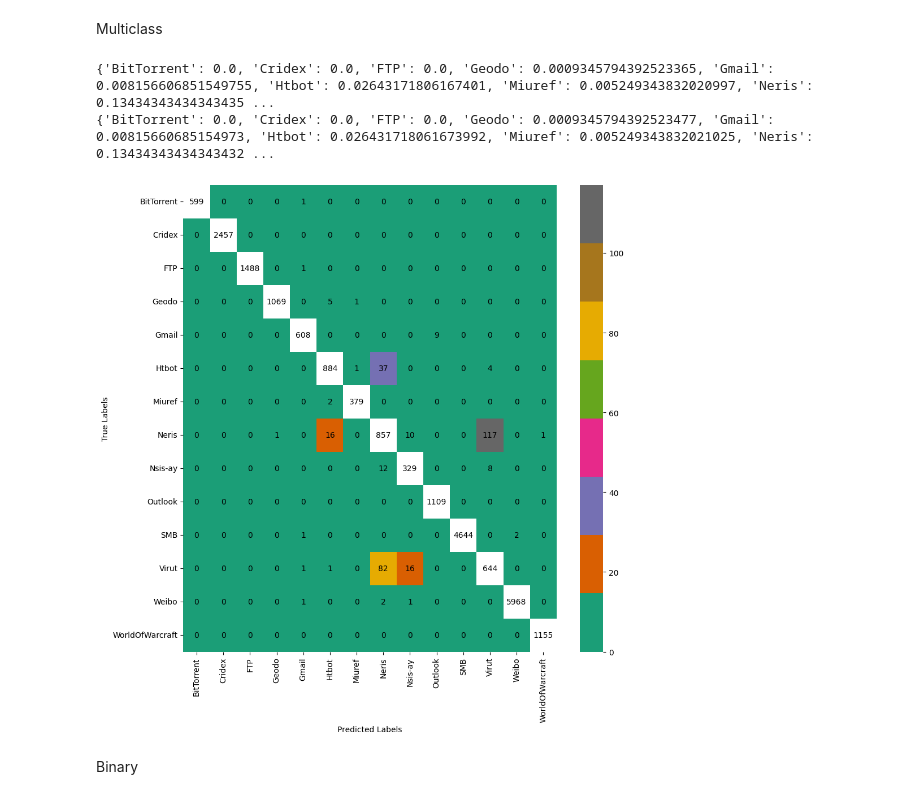
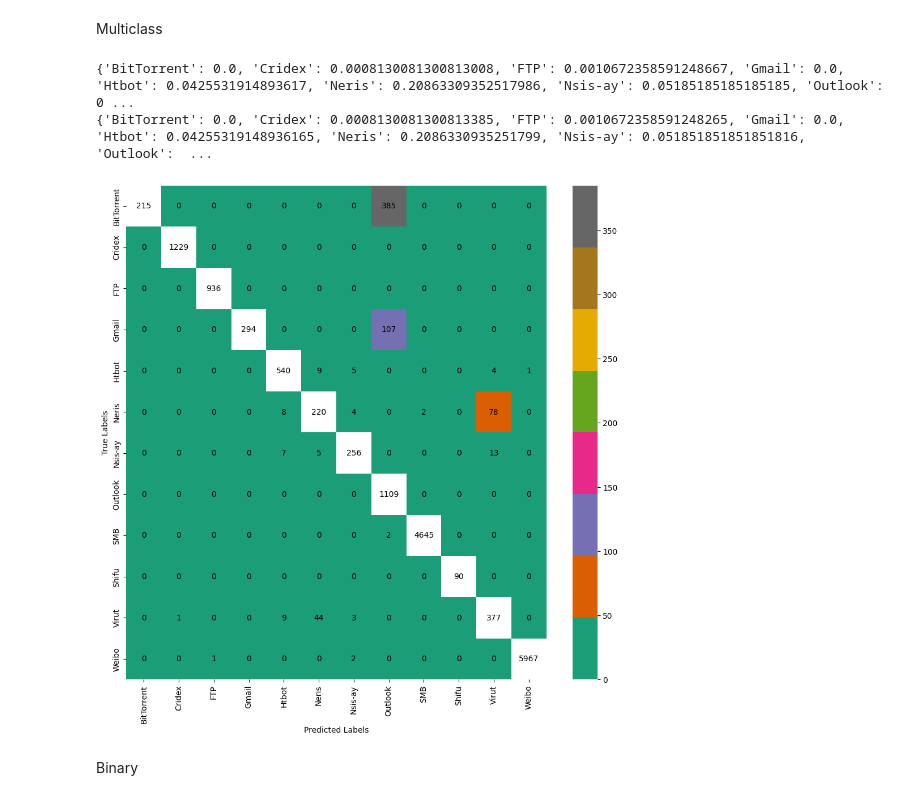
Before and after one commit to maxi99manuel99/flow-image-classification, a Jupyter notebook: plot_scores.ipynb, the cells around one changed output. Drawn from its saved outputs; the diff is of its cells as text; code cells hidden in the pictures.

```diff
--- a/plot_scores.ipynb
+++ b/plot_scores.ipynb
@@ -268,37 +264,37 @@ Multiclass
 # %%
 FDR_per_class = {}
 FDR2_per_class = {}
-cf_matrix = torch.load("/home/manuel/Bachelorarbeit/results/saved_models-new/multiclass/preprocessed/resnet-50/resnet/confusion_matrix.pt")
+cf_matrix = torch.load("/home/manuel/Bachelorarbeit/results/saved_models-new/multiclass/payload/vgg-19/fc/confusion_matrix.pt")
 cf_matrix = cf_matrix.numpy()
 df_cm = pd.DataFrame(cf_matrix,
-                    columns = [i for i in PREPROCESSED_CLASSES],
-                    index=[i for i in PREPROCESSED_CLASSES])
+                    columns = [i for i in PAYLOAD_CLASSES],
+                    index=[i for i in PAYLOAD_CLASSES])
 
 off_diag_mask = np.eye(*cf_matrix.shape, dtype=bool)
 
 for class_idx, class_name in enumerate(df_cm.columns):
     class_predictions = df_cm[class_name]
     class_predictions = class_predictions.to_list()
     TP = class_predictions[class_idx]
     false_predictions = class_predictions[:class_idx] + class_predictions[class_idx+1:]
     FP =  np.sum(false_predictions)
     FDR = FP / (TP + FP)
     FDR2_per_class[class_name] = 1 - (TP / (TP+FP))
     FDR_per_class[class_name] = FDR
 
 print(FDR_per_class)
 print(FDR2_per_class)
 plt.figure(figsize=(10,10))
 sn.heatmap(df_cm, annot=True, fmt='g', mask=off_diag_mask, cmap="Dark2", annot_kws={"color": "k"})
 sn.heatmap(df_cm, fmt="g", alpha=0, mask=~off_diag_mask, cbar=False, annot=True, annot_kws={"color": "k"})
 plt.ylabel("True Labels")
 plt.xlabel("Predicted Labels")
 plt.tight_layout()
 plt.savefig("Confusion.svg", format="svg", dpi = 400)
 # %% [output]
-{'BitTorrent': 0.0, 'Cridex': 0.0, 'FTP': 0.0, 'Geodo': 0.0009345794392523365, 'Gmail': 0.008156606851549755, 'Htbot': 0.02643171806167401, 'Miuref': 0.005249343832020997, 'Neris': 0.13434343434343435 ...
-{'BitTorrent': 0.0, 'Cridex': 0.0, 'FTP': 0.0, 'Geodo': 0.0009345794392523477, 'Gmail': 0.00815660685154973, 'Htbot': 0.026431718061673992, 'Miuref': 0.005249343832021025, 'Neris': 0.13434343434343432 ...
+{'BitTorrent': 0.0, 'Cridex': 0.0008130081300813008, 'FTP': 0.0010672358591248667, 'Gmail': 0.0, 'Htbot': 0.0425531914893617, 'Neris': 0.20863309352517986, 'Nsis-ay': 0.05185185185185185, 'Outlook': 0 ...
+{'BitTorrent': 0.0, 'Cridex': 0.0008130081300813385, 'FTP': 0.0010672358591248265, 'Gmail': 0.0, 'Htbot': 0.04255319148936165, 'Neris': 0.2086330935251799, 'Nsis-ay': 0.051851851851851816, 'Outlook':  ...
-[figure, old version]
+[figure, new version]
 # %% [markdown]
 Binary
 # %%
```
Also changed, not shown: parts of 2 cells of this notebook.
